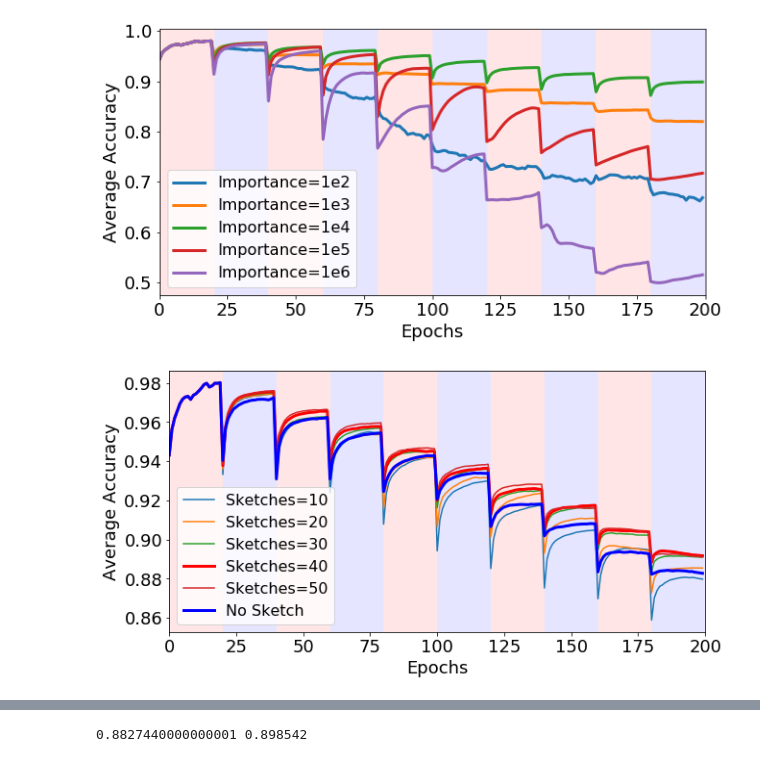
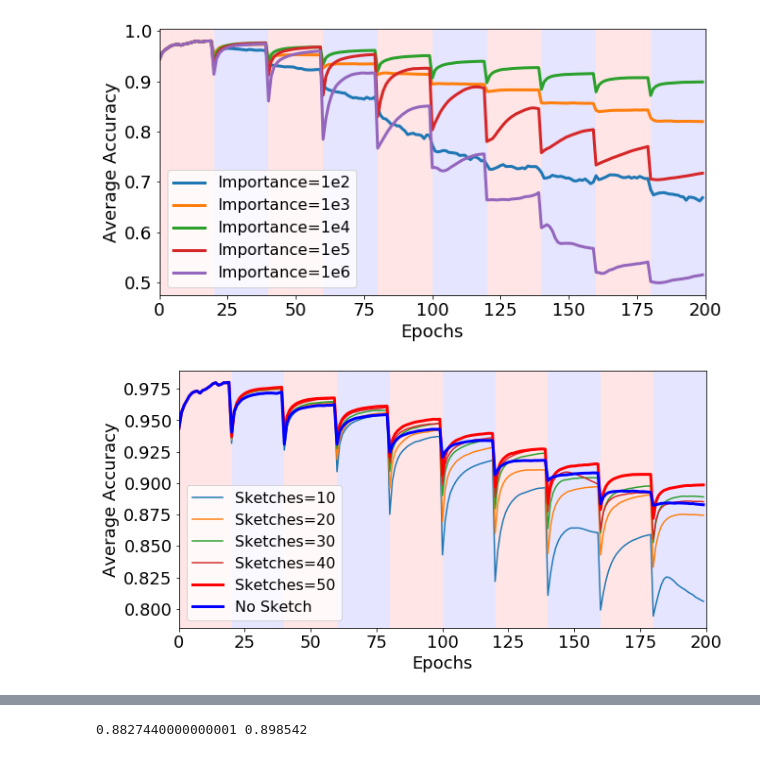
Before and after one commit to lihr04/corel2m, a Jupyter notebook: Visualization_Permuted_MNIST_test.ipynb, the cells around one changed output, grey strips where cells are left out. Cells and saved outputs as stored; diff of their text form; code cells hidden in the pictures.

```diff
--- a/Visualization_Permuted_MNIST_test.ipynb
+++ b/Visualization_Permuted_MNIST_test.ipynb
@@ -32,7 +32,7 @@ acc_sketch_ewc_10_list = [[] for i in range(5)]
 acc_sketch_ewc_50_list = [[] for i in range(5)]
 for i in range(5):
     path_EWC = '.\\perm_mnist_10Run\\experiment_EWC_id_%d.pkl'%(i)
-    path_SketchEWC_10 = '.\\perm_mnist_10Run\\experiment_SketchEWC_id_%d_bucket_10.pkl'%(i)
+    path_SketchEWC_10 = '.\\perm_mnist_5Run\\experiment_SketchEWC_id_%d_bucket_10.pkl'%(i)
     path_SketchEWC_50 = '.\\perm_mnist_5Run\\experiment_SketchEWC_id_%d.pkl'%(i)
     with open(path_EWC, 'rb') as f:
         _, acc_ewc, hyperparameter_ewc = pickle.load(f)
@@ -49,7 +49,7 @@ for i in range(5):
 # %%
 acc_sketch_ewc_buckets_list = [[] for i in range(5)]
 for i in range(5):
-    path_SketchEWC_buckets = '.\\perm_mnist_10Run\\experiment_SketchEWC_id_%d_bucket_10-50.pkl'%(i)
+    path_SketchEWC_buckets = '.\\perm_mnist_5Run\\experiment_SketchEWC_id_%d_bucket_10-50.pkl'%(i)
     with open(path_SketchEWC_buckets, 'rb') as f:
         _, acc_sketch_ewc_buckets, hyperparameter_sketch_ewc_buckets = pickle.load(f)
         for j in range(5):
@@ -141,31 +141,30 @@ plt.show()
 # %%
 acc_ewc = acc_ewc_list[3]
 acc_sketch_ewc = acc_sketch_ewc_50_list[2]
 
 plt.figure(figsize=(10,5))
 
 for t in range(num_task):
     if t%2:
         c='b'
     else:
         c='r'
     plt.axvspan(t*epochs, (t+1)*epochs, facecolor=c, alpha=0.1)
 
-for i in range(3):
+for i in range(4):
     plt.plot(get_mean_acc(acc_sketch_ewc_buckets_list[i],epochs),linewidth=1.5)
-plt.plot(get_mean_acc(acc_sketch_ewc_buckets_list[3],epochs),'r',linewidth=3)
-plt.plot(get_mean_acc(acc_sketch_ewc_buckets_list[4],epochs),linewidth=1.5)
+plt.plot(get_mean_acc(acc_sketch_ewc_buckets_list[4],epochs),'r',linewidth=3)
 plt.plot(get_mean_acc(acc_ewc,epochs),'b',linewidth=3)
 
 plt.xlim(0,num_task*epochs)
 plt.xticks(fontsize=18),plt.yticks(fontsize=18)
 plt.legend(['Sketches=10', 'Sketches=20', 'Sketches=30', 'Sketches=40', 'Sketches=50', 'No Sketch'],fontsize=16)
 plt.xlabel('Epochs',fontsize=18),plt.ylabel('Average Accuracy',fontsize=18)
 
 plt.savefig('figure/grid_search_sketch_ewc_sketches_search.pdf', bbox_inches='tight')
 plt.show()
 # %% [output]
-[figure, old version]
+[figure, new version]
 # %%
 plt.figure(figsize=(10,5))
 
```
Also changed, not shown: parts of 14 cells of this notebook.
